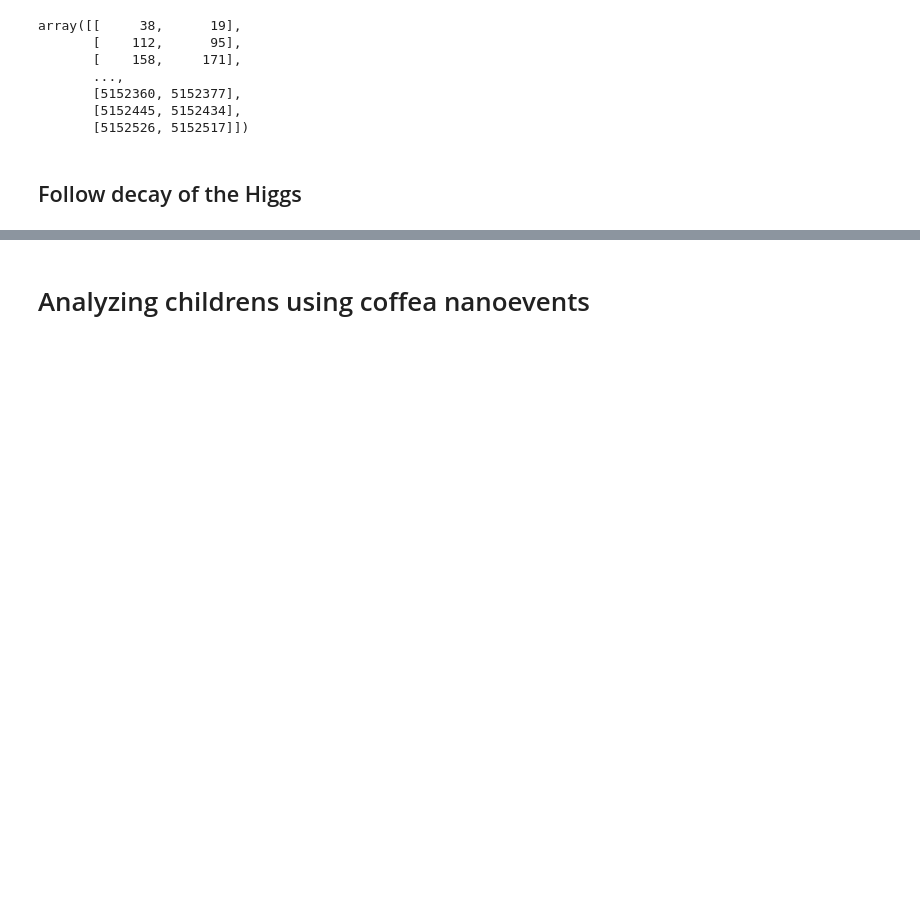
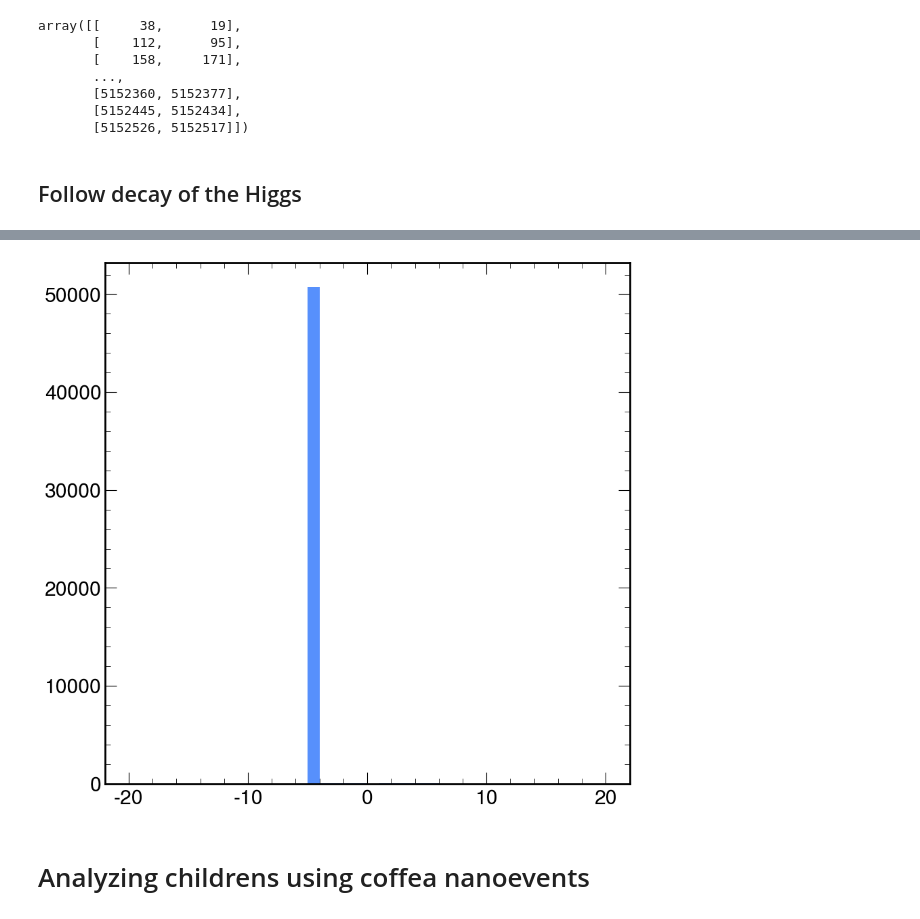
Before and after one commit to valsdav/ttHbb_jets_partons_studies, a Jupyter notebook: ImproveTruthMatching.ipynb, the cells around one changed output, grey strips where cells are left out. Cells and saved outputs as stored; diff of their text form; code cells hidden in the pictures; blank space fills up the shorter version.

```diff
--- a/ImproveTruthMatching.ipynb
+++ b/ImproveTruthMatching.ipynb
@@ -1057,0 +1150,10 @@ AttributeError: no field named 'pdgId'
+# %%
+part_input_G  = np.concatenate([b_from_top_idxG[:,None],
+                          b_from_antitop_idxG[:,None],
+                          b_from_higgs_idxG,
+                          isr_idxG[:,None]
+                         ], axis=1)
+
+parton_decay_id = analyze_parton_decays_flat(part_input_G,
+                          children_idxG_flat,
+                         ak.without_parameters(ak.flatten(genparts.pt, axis=1),behavior={}))
@@ -1058,3 +1174,13 @@ AttributeError: no field named 'pdgId'
+# %%
+b_from_top_lastcopy = genparts_flat[parton_decay_id[:,0]]
+b_from_antitop_lastcopy = genparts_flat[parton_decay_id[:,1]]
+b_from_higgs1_lastcopy = genparts_flat[parton_decay_id[:,2]]
+b_from_higgs2_lastcopy = genparts_flat[parton_decay_id[:,3]]
+isr_lastcopy = genparts_flat[parton_decay_id[:,4]]
+# %%
+plt.hist(b_from_higgs2_lastcopy.pdgId, range=(-20,20), bins=40);
+# %% [output]
+[figure, added]
 # %% [markdown]
 # Analyzing childrens using coffea nanoevents
 # %%
```
Also changed, not shown: parts of 38 cells of this notebook.
